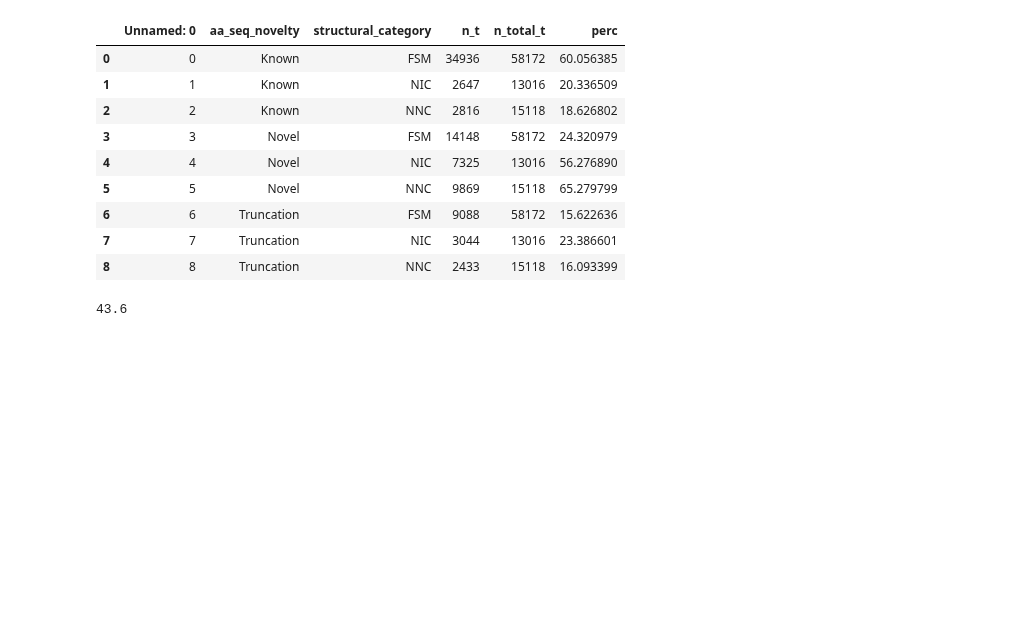
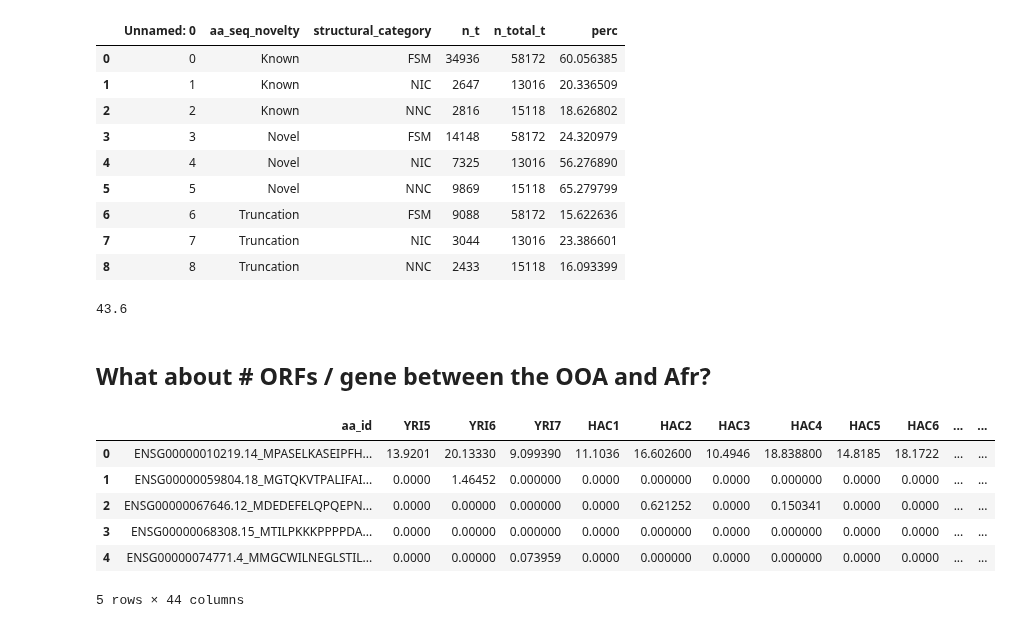
Before and after one commit to fairliereese/240903_pt, a Jupyter notebook: analysis/explore_orfs_aas_2.ipynb, the cells around one changed output. Saved outputs shown, nothing was run; the diff lists cells and outputs as text; code cells hidden in the pictures; blank space fills up the shorter version.

```diff
--- a/analysis/explore_orfs_aas_2.ipynb
+++ b/analysis/explore_orfs_aas_2.ipynb
@@ -348,3 +348,44 @@ temp
 20.3+23.3
 # %% [output]
 43.6
+# %% [markdown]
+## What about # ORFs / gene between the OOA and Afr?
+# %%
+# get expression levels for each transcript
+
+f = expand(proc_cfg(config['lr']['kallisto']['quant']['merge_matrix_tpm_tsv'],od))[0]
+
+meta = load_meta()
+meta = meta.loc[meta.merged_run_mode==True]
+sample_d = dict([(entry.cell_line_id, entry['sample']) \
+                 for ind, entry in meta.iterrows()])
+
+
+df = pd.read_csv(f, sep='\t')
+df.columns = [d if d == 'transcript_id' else d.split('_')[0] for d in df.columns]
+df.rename({'transcript_id':'tid'}, axis=1, inplace=True)
+df.rename(sample_d, axis=1, inplace=True)
+# df.set_index('tid', inplace=True)
+# %%
+temp = p_df[['tid', 'aa_id']].copy(deep=True)
+temp.head()
+l1 = len(temp.index)
+# %%
+temp = temp.merge(df,
+              how='inner',
+              on='tid')
+l2 = len(temp.index)
+assert l1 == l2
+# %%
+# groupby aa_id and sum up
+temp.drop('tid', axis=1, inplace=True)
+temp.groupby('aa_id').sum().reset_index()
+temp.head()
+# %% [output]
+|  | aa_id | YRI5 | YRI6 | YRI7 | HAC1 | HAC2 | HAC3 | HAC4 | HAC5 | HAC6 | ... | ... |
+| 0 | ENSG00000010219.14_MPASELKASEIPFH... | 13.9201 | 20.13330 | 9.099390 | 11.1036 | 16.602600 | 10.4946 | 18.838800 | 14.8185 | 18.1722 | ... | ... |
+| 1 | ENSG00000059804.18_MGTQKVTPALIFAI... | 0.0000 | 1.46452 | 0.000000 | 0.0000 | 0.000000 | 0.0000 | 0.000000 | 0.0000 | 0.0000 | ... | ... |
+| 2 | ENSG00000067646.12_MDEDEFELQPQEPN... | 0.0000 | 0.00000 | 0.000000 | 0.0000 | 0.621252 | 0.0000 | 0.150341 | 0.0000 | 0.0000 | ... | ... |
+| 3 | ENSG00000068308.15_MTILPKKKPPPPDA... | 0.0000 | 0.00000 | 0.000000 | 0.0000 | 0.000000 | 0.0000 | 0.000000 | 0.0000 | 0.0000 | ... | ... |
+| 4 | ENSG00000074771.4_MMGCWILNEGLSTIL... | 0.0000 | 0.00000 | 0.073959 | 0.0000 | 0.000000 | 0.0000 | 0.000000 | 0.0000 | 0.0000 | ... | ... |
+5 rows × 44 columns
```
Also changed, not shown: 2 other files.
